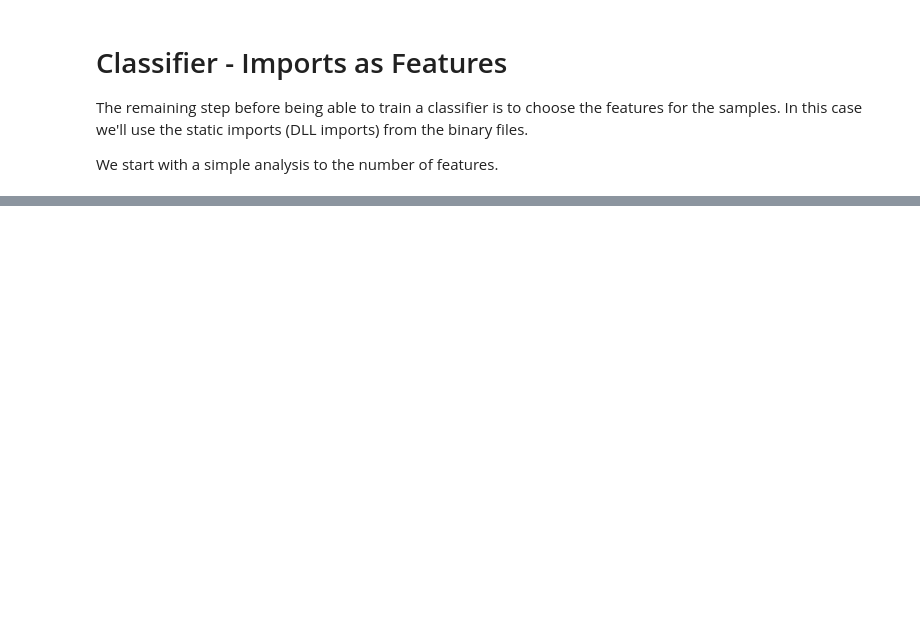
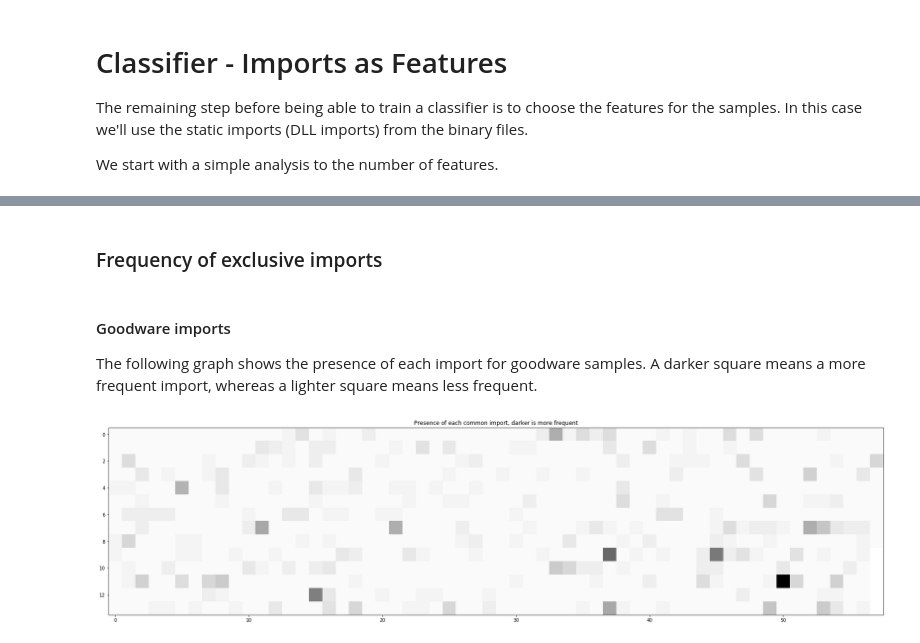
Before and after one commit to joaogodinho/thesis, a Jupyter notebook: SP_paper/3.1 Classifier - Imports as Features.ipynb, the cells around one changed output, grey strips where cells are left out. Drawn from its saved outputs; the diff is of its cells as text; code cells hidden in the pictures; blank space fills up the shorter version.

```diff
--- a/SP_paper/3.1 Classifier - Imports as Features.ipynb
+++ b/SP_paper/3.1 Classifier - Imports as Features.ipynb
@@ -96,0 +85,22 @@ display(tfidf.get_feature_names())
+# %%
+# Create CountVectorizer to analyse good/malware imports
+cv_goodware = CountVectorizer(token_pattern=tfidf_token_pattern, preprocessor=token_preprocessor,
+                              stop_words=vec_stop_words)
+cv_malware = CountVectorizer(token_pattern=tfidf_token_pattern, preprocessor=token_preprocessor,
+                             stop_words=vec_stop_words)
+
+cv_goodware.fit(imports[imports.index.isin(goodware)].dlls)
+cv_malware.fit(imports[imports.index.isin(malware)].dlls)
+
+goodware_imports = cv_goodware.get_feature_names()
+malware_imports = cv_malware.get_feature_names()
+
+goodware_only_imports = set(goodware_imports).difference(malware_imports)
+malware_only_imports = set(malware_imports).difference(goodware_imports)
+common_imports = set(goodware_imports).intersection(malware_imports)
+
+display('Number of unique goodware imports: {}'.format(len(goodware_imports)))
+display('Number of unique malware imports: {}'.format(len(malware_imports)))
+display('Goodware only imports: {}'.format(len(goodware_only_imports)))
+display('Malware only imports: {}'.format(len(malware_only_imports)))
+display('Common imports: {}'.format(len(common_imports)))
@@ -96,0 +113,29 @@ display(tfidf.get_feature_names())
+# %% [markdown]
+### Frequency of exclusive imports
+# %%
+# Create CountVectorizer for goodware only imports, generate frequency matrix
+cv_goodware = CountVectorizer(token_pattern=tfidf_token_pattern, vocabulary=goodware_only_imports,
+                              preprocessor=token_preprocessor, stop_words=vec_stop_words)
+matrix_tf_goodware = cv_goodware.fit_transform(imports[imports.index.isin(goodware)].dlls)
+matrix_goodware = np.sum(matrix_tf_goodware, axis=0, dtype=int)
+matrix_goodware = np.divide(matrix_goodware, np.amax(matrix_goodware))
+matrix_goodware = np.array_split(np.array(matrix_goodware)[0], int(math.sqrt(len(cv_goodware.get_feature_names()))*0.5))
+
+# Create CountVectorizer for malware only imports, generate frequency matrix
+cv_malware = CountVectorizer(token_pattern=tfidf_token_pattern, vocabulary=malware_only_imports,
+                             preprocessor=token_preprocessor, stop_words=vec_stop_words)
+matrix_tf_malware = cv_malware.fit_transform(imports[imports.index.isin(malware)].dlls)
+matrix_malware = np.sum(matrix_tf_malware, axis=0, dtype=int)
+matrix_malware = np.divide(matrix_malware, np.amax(matrix_malware))
+matrix_malware = np.array_split(np.array(matrix_malware)[0], int(math.sqrt(len(cv_malware.get_feature_names()))*0.5))
+# %% [markdown]
+#### Goodware imports
+
+The following graph shows the presence of each import for goodware samples. A darker square means a more frequent import, whereas a lighter square means less frequent.
+# %%
+fig, ax1 = plt.subplots(figsize=(30, 30))
+ax1.set_title('Presence of each common import, darker is more frequent')
+plt.imshow(pd.DataFrame(matrix_goodware).fillna(0), cmap='binary', vmin=0, vmax=1)
+plt.show()
+# %% [output]
+[figure, added]
```
Also changed, not shown: parts of 23 cells of this notebook.
